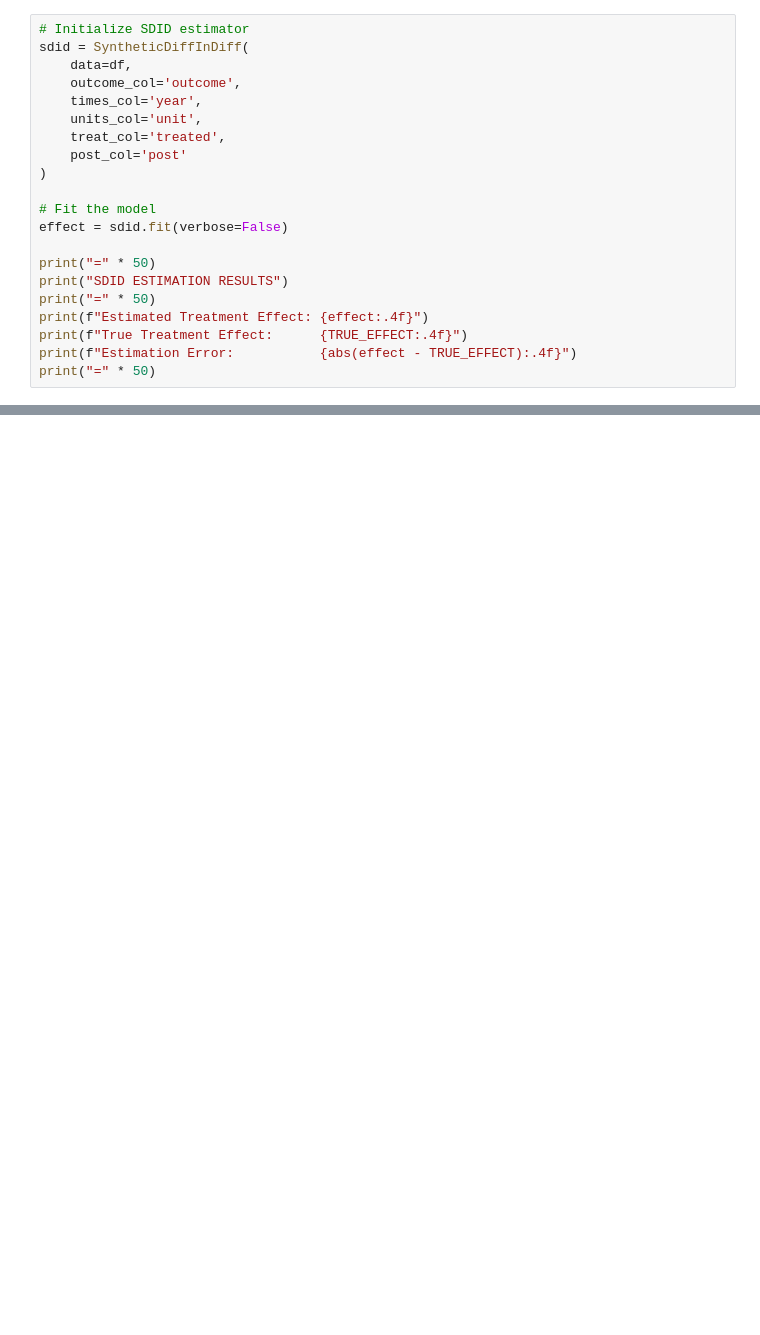
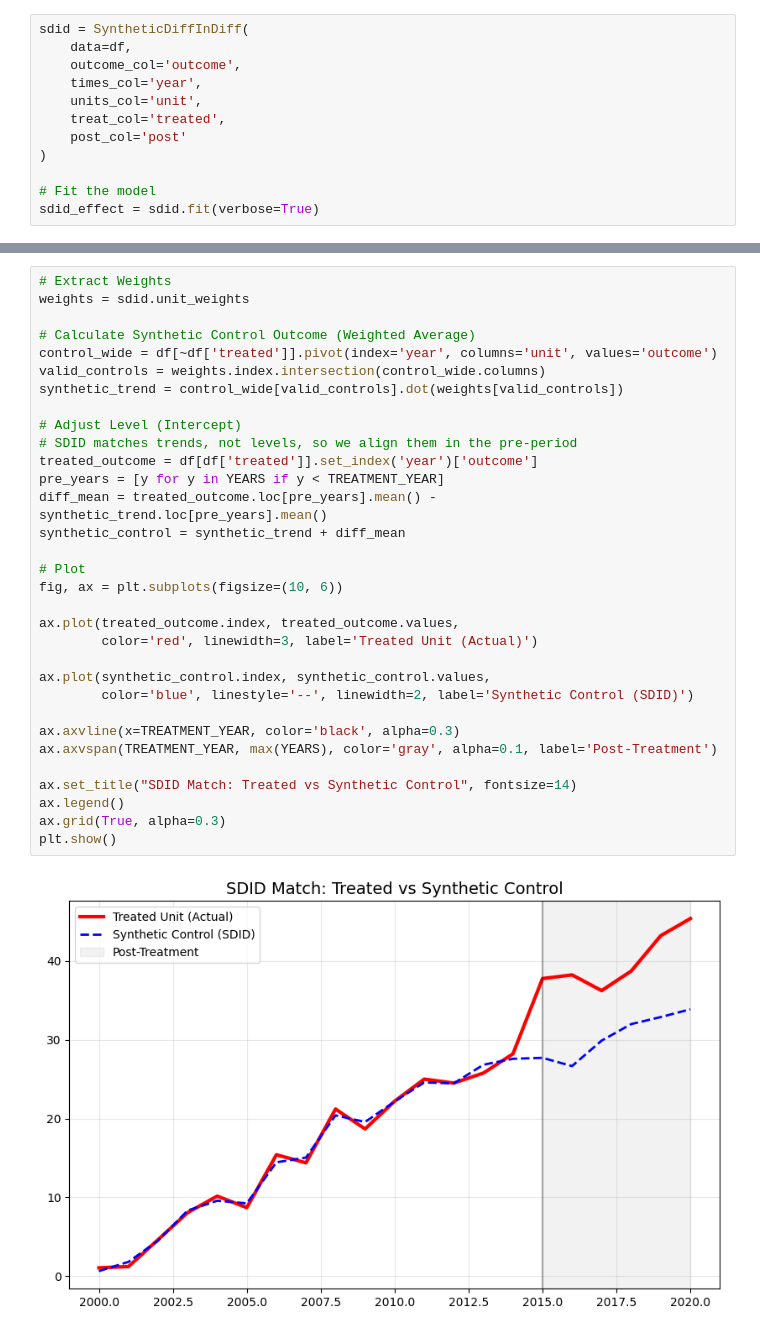
Before and after one commit to AluminumShark/Synthetic_Difference_in_Difference, a Jupyter notebook: examples/example.ipynb, the cells around one changed output, grey strips where cells are left out. Cells and saved outputs as stored; diff of their text form; blank space fills up the shorter version.

```diff
--- a/examples/example.ipynb
+++ b/examples/example.ipynb
@@ -122,5 +150,4 @@ plt.show()
 # %%
-# Initialize SDID estimator
 sdid = SyntheticDiffInDiff(
     data=df,
     outcome_col='outcome',
@@ -131,12 +158,4 @@ sdid = SyntheticDiffInDiff(
 )
 
 # Fit the model
-effect = sdid.fit(verbose=False)
-
-print("=" * 50)
-print("SDID ESTIMATION RESULTS")
-print("=" * 50)
-print(f"Estimated Treatment Effect: {effect:.4f}")
-print(f"True Treatment Effect:      {TRUE_EFFECT:.4f}")
-print(f"Estimation Error:           {abs(effect - TRUE_EFFECT):.4f}")
-print("=" * 50)
+sdid_effect = sdid.fit(verbose=True)
@@ -222,0 +234,34 @@ Synthetic difference-in-differences. American Economic Review, 111(12), 4088-411
+# %%
+# Extract Weights
+weights = sdid.unit_weights
+
+# Calculate Synthetic Control Outcome (Weighted Average)
+control_wide = df[~df['treated']].pivot(index='year', columns='unit', values='outcome')
+valid_controls = weights.index.intersection(control_wide.columns)
+synthetic_trend = control_wide[valid_controls].dot(weights[valid_controls])
+
+# Adjust Level (Intercept)
+# SDID matches trends, not levels, so we align them in the pre-period
+treated_outcome = df[df['treated']].set_index('year')['outcome']
+pre_years = [y for y in YEARS if y < TREATMENT_YEAR]
+diff_mean = treated_outcome.loc[pre_years].mean() - synthetic_trend.loc[pre_years].mean()
+synthetic_control = synthetic_trend + diff_mean
+
+# Plot
+fig, ax = plt.subplots(figsize=(10, 6))
+
+ax.plot(treated_outcome.index, treated_outcome.values,
+        color='red', linewidth=3, label='Treated Unit (Actual)')
+
+ax.plot(synthetic_control.index, synthetic_control.values,
+        color='blue', linestyle='--', linewidth=2, label='Synthetic Control (SDID)')
+
+ax.axvline(x=TREATMENT_YEAR, color='black', alpha=0.3)
+ax.axvspan(TREATMENT_YEAR, max(YEARS), color='gray', alpha=0.1, label='Post-Treatment')
+
+ax.set_title("SDID Match: Treated vs Synthetic Control", fontsize=14)
+ax.legend()
+ax.grid(True, alpha=0.3)
+plt.show()
+# %% [output]
+[figure, added]
```
Also changed, not shown: parts of 30 cells of this notebook.
